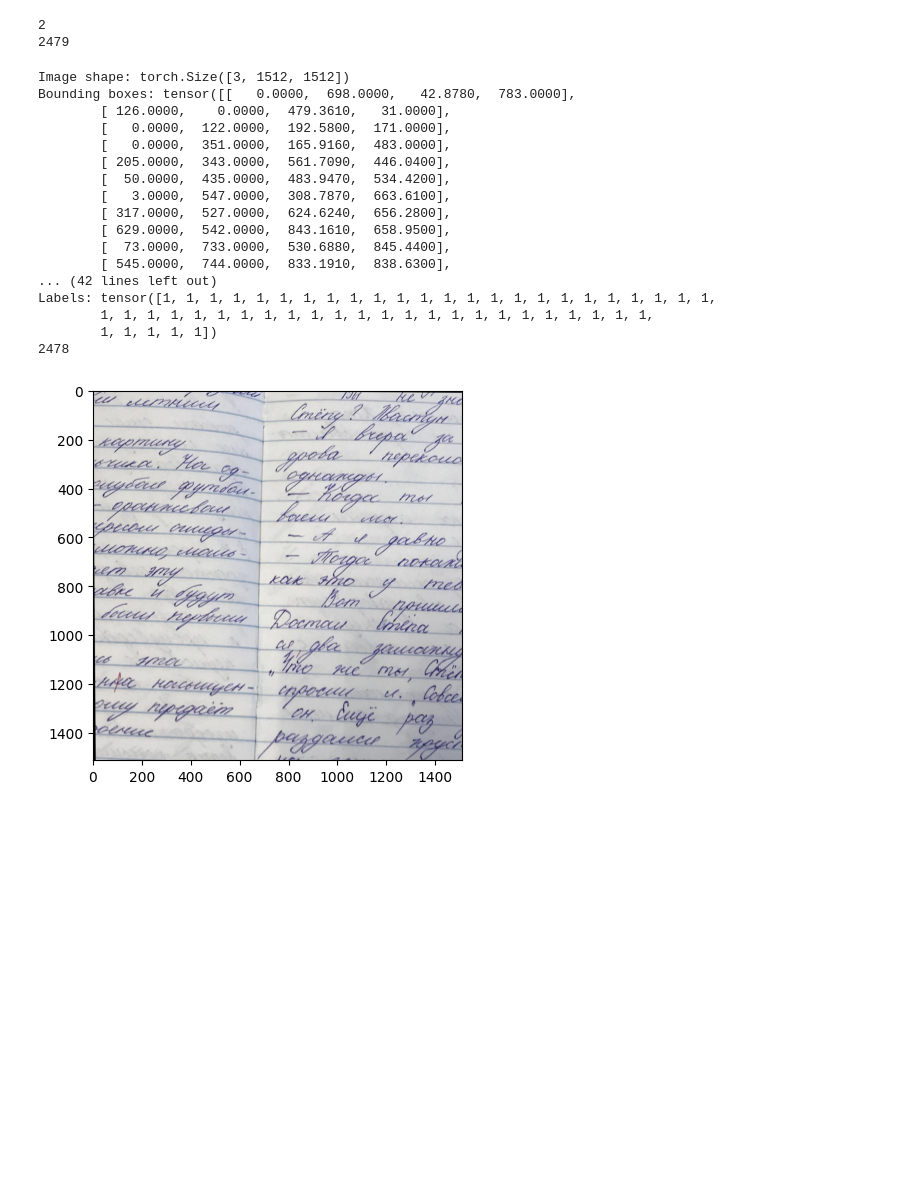
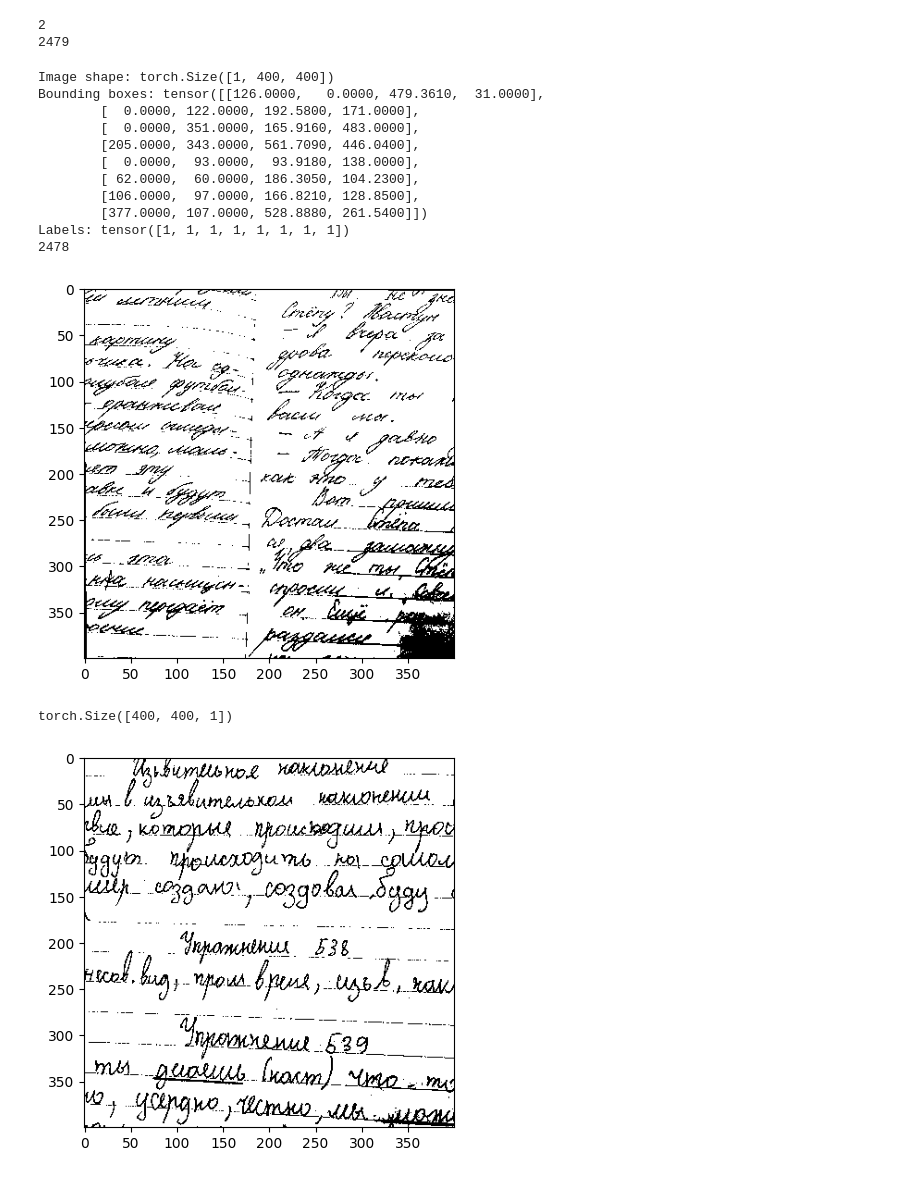
Before and after one commit to vsham05/Detection-OCR-HandwritingModel, a Jupyter notebook: ПервыйБИТ_практика.ipynb, the cells around one changed output. Saved outputs shown, nothing was run; the diff lists cells and outputs as text; code cells hidden in the pictures; blank space fills up the shorter version.

```diff
--- a/ПервыйБИТ_практика.ipynb
+++ b/ПервыйБИТ_практика.ipynb
@@ -187,9 +184,17 @@ class CocoDetectionDataset(Dataset):
         img_id = self.image_ids[idx]
         img_info = self.id_to_img[img_id]
         img_path = os.path.join(self.root_dir, img_info['file_name'])
-
         image = cv2.imread(img_path)
         image = cv2.cvtColor(image, cv2.COLOR_BGR2RGB)
+        image = resize_square(image, 400)
+
+        #------------------- Предобработка ------------------
+
+        image = binarize_image(is_image=True, image=image)
+
+        valid_bboxes = []
+
+        #----------------------------------------------------
 
         anns = self.id_to_anns[img_id]
         boxes = []
@@ -197,8 +202,11 @@ class CocoDetectionDataset(Dataset):
 
         for ann in anns:
             x, y, w, h = ann['bbox']
-            boxes.append([x, y, x + w, y + h])  # COCO: [x,y,w,h] → [x1,y1,x2,y2]
-            labels.append(ann['category_id'])
+            roi = image[round(y):round(y)+round(h), round(x):round(x)+round(w)]
+
+            if np.sum(roi < 100) > 5:
+                boxes.append([x, y, x + w, y + h])  # COCO: [x,y,w,h] → [x1,y1,x2,y2]
+                labels.append(ann['category_id'])
 
         boxes = torch.as_tensor(boxes, dtype=torch.float32)
         labels = torch.as_tensor(labels, dtype=torch.int64)
@@ -215,7 +223,7 @@ class CocoDetectionDataset(Dataset):
             target['boxes'] = torch.as_tensor(transformed['bboxes'], dtype=torch.float32)
             target['labels'] = torch.as_tensor(transformed['labels'], dtype=torch.int64)
 
-        image = torch.from_numpy(image).permute(2, 0, 1).float() / 255.0
+        image = (torch.from_numpy(image).permute(1, 0).float() / 255.0).unsqueeze(0)
         return image, target
 # %%
 import os, os.path
@@ -228,6 +236,7 @@ print(len([name for name in os.listdir(DIR) if os.path.isfile(os.path.join(DIR,
 2
 2479
 # %%
+
 from torch.utils.data import DataLoader
 
 # Пути к данным
@@ -241,6 +250,16 @@ dataset = CocoDetectionDataset(
     transform=None,  # Можно добавить аугментации (Albumentations)
 )
 
+val_dir = "/content/valid"
+val_annotations = os.path.join(val_dir, "_annotations.coco.json")
+
+
+val_dataset = CocoDetectionDataset(
+    root_dir=val_dir,
+    annotation_file=val_annotations,
+    transform=None,  # Можно добавить аугментации (Albumentations)
+)
+
 # Пример загрузки одной картинки
 image, target = dataset[0]
 print("Image shape:", image.shape)
@@ -248,21 +267,15 @@ print("Bounding boxes:", target['boxes'])
 print("Labels:", target['labels'])
 print(len(dataset))
 # %% [output]
-Image shape: torch.Size([3, 1512, 1512])
-Bounding boxes: tensor([[   0.0000,  698.0000,   42.8780,  783.0000],
-        [ 126.0000,    0.0000,  479.3610,   31.0000],
-        [   0.0000,  122.0000,  192.5800,  171.0000],
-        [   0.0000,  351.0000,  165.9160,  483.0000],
-        [ 205.0000,  343.0000,  561.7090,  446.0400],
-        [  50.0000,  435.0000,  483.9470,  534.4200],
-        [   3.0000,  547.0000,  308.7870,  663.6100],
-        [ 317.0000,  527.0000,  624.6240,  656.2800],
-        [ 629.0000,  542.0000,  843.1610,  658.9500],
-        [  73.0000,  733.0000,  530.6880,  845.4400],
-        [ 545.0000,  744.0000,  833.1910,  838.6300],
-... (42 lines left out)
-Labels: tensor([1, 1, 1, 1, 1, 1, 1, 1, 1, 1, 1, 1, 1, 1, 1, 1, 1, 1, 1, 1, 1, 1, 1, 1,
-        1, 1, 1, 1, 1, 1, 1, 1, 1, 1, 1, 1, 1, 1, 1, 1, 1, 1, 1, 1, 1, 1, 1, 1,
-        1, 1, 1, 1, 1])
+Image shape: torch.Size([1, 400, 400])
+Bounding boxes: tensor([[126.0000,   0.0000, 479.3610,  31.0000],
+        [  0.0000, 122.0000, 192.5800, 171.0000],
+        [  0.0000, 351.0000, 165.9160, 483.0000],
+        [205.0000, 343.0000, 561.7090, 446.0400],
+        [  0.0000,  93.0000,  93.9180, 138.0000],
+        [ 62.0000,  60.0000, 186.3050, 104.2300],
+        [106.0000,  97.0000, 166.8210, 128.8500],
+        [377.0000, 107.0000, 528.8880, 261.5400]])
+Labels: tensor([1, 1, 1, 1, 1, 1, 1, 1])
 2478
 # %%
@@ -275,12 +296,20 @@ dataloader = DataLoader(
 # %%
 import matplotlib.pyplot as plt
 import numpy as np
 
-image = np.transpose(image, (1, 2, 0))
+image = np.transpose(image)
 
 mask = dataset[1][0]
-mask = np.transpose(mask, (1, 2, 0))
+mask = np.transpose(mask)
 plt.imshow(mask, cmap='gray')
 plt.show()
+
+another = val_dataset[1][0]
+another = np.transpose(another)
+print(another.size())
+plt.imshow(another, cmap='gray')
+plt.show()
 # %% [output]
-[figure, old version]
+[figure, new version]
+torch.Size([400, 400, 1])
+[figure, added]
```
Also changed, not shown: parts of 15 cells of this notebook.
